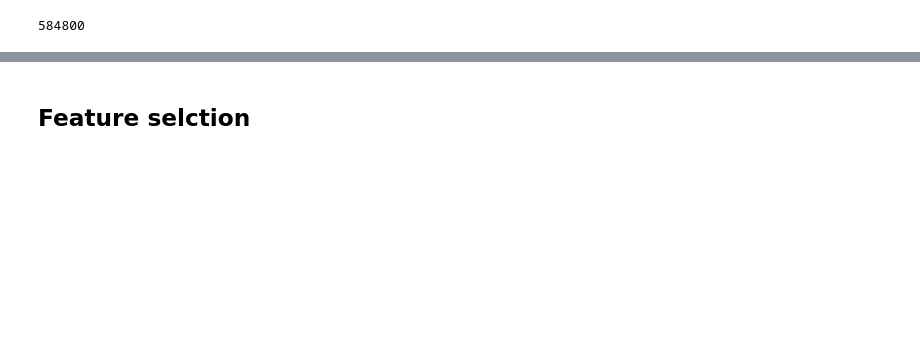
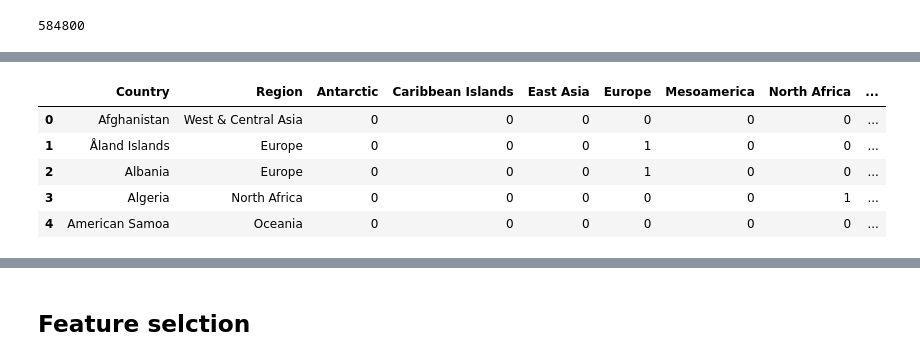
Before and after one commit to gemmaaa/lingdata, a Jupyter notebook: 3.7 Supervised learning capstone UNHCR attempt.ipynb, the cells around one changed output, grey strips where cells are left out. Cells and saved outputs as stored; diff of their text form; code cells hidden in the pictures; blank space fills up the shorter version.

```diff
--- a/3.7 Supervised learning capstone UNHCR attempt.ipynb
+++ b/3.7 Supervised learning capstone UNHCR attempt.ipynb
@@ -486,0 +531,2 @@ asydemo.head()
+# %%
+regions = pd.read_csv(path+'countries_regions_from_iucnredlist.csv')
@@ -486,0 +542,15 @@ asydemo.head()
+# %%
+binarized = pd.get_dummies(regions['Region'])
+# %%
+#regions2 = pd.join(regions,binarized)
+
+regions2 = pd.concat([regions, binarized], axis=1, join_axes=[regions.index])
+# %%
+regions2.head()
+# %% [output]
+|  | Country | Region | Antarctic | Caribbean Islands | East Asia | Europe | Mesoamerica | North Africa | ... |
+| 0 | Afghanistan | West & Central Asia | 0 | 0 | 0 | 0 | 0 | 0 | ... |
+| 1 | Åland Islands | Europe | 0 | 0 | 0 | 1 | 0 | 0 | ... |
+| 2 | Albania | Europe | 0 | 0 | 0 | 1 | 0 | 0 | ... |
+| 3 | Algeria | North Africa | 0 | 0 | 0 | 0 | 0 | 1 | ... |
+| 4 | American Samoa | Oceania | 0 | 0 | 0 | 0 | 0 | 0 | ... |
```
Also changed, not shown: parts of 32 cells of this notebook.
